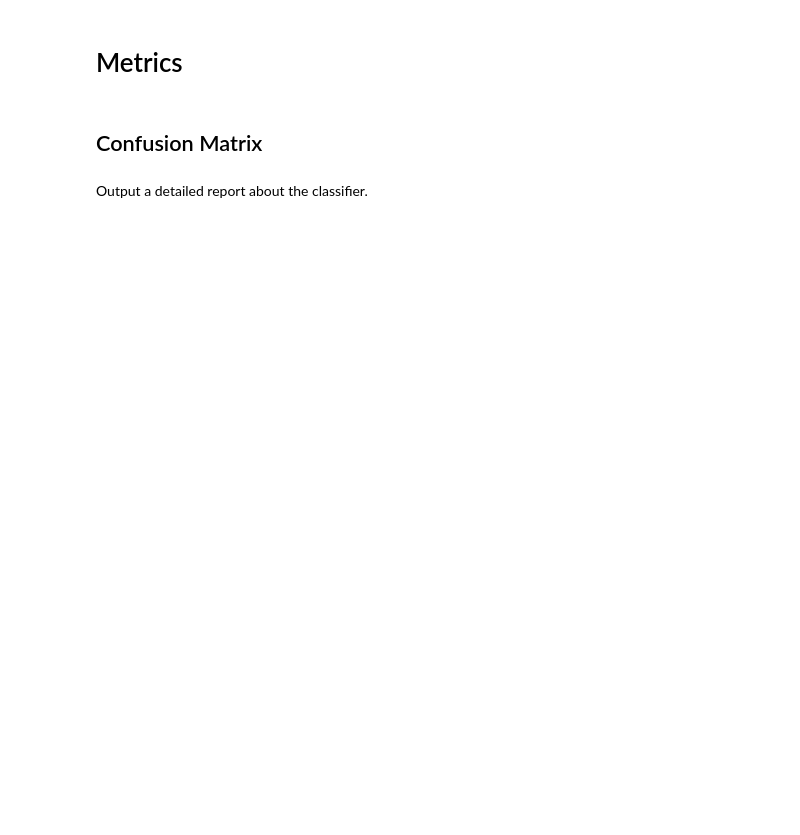
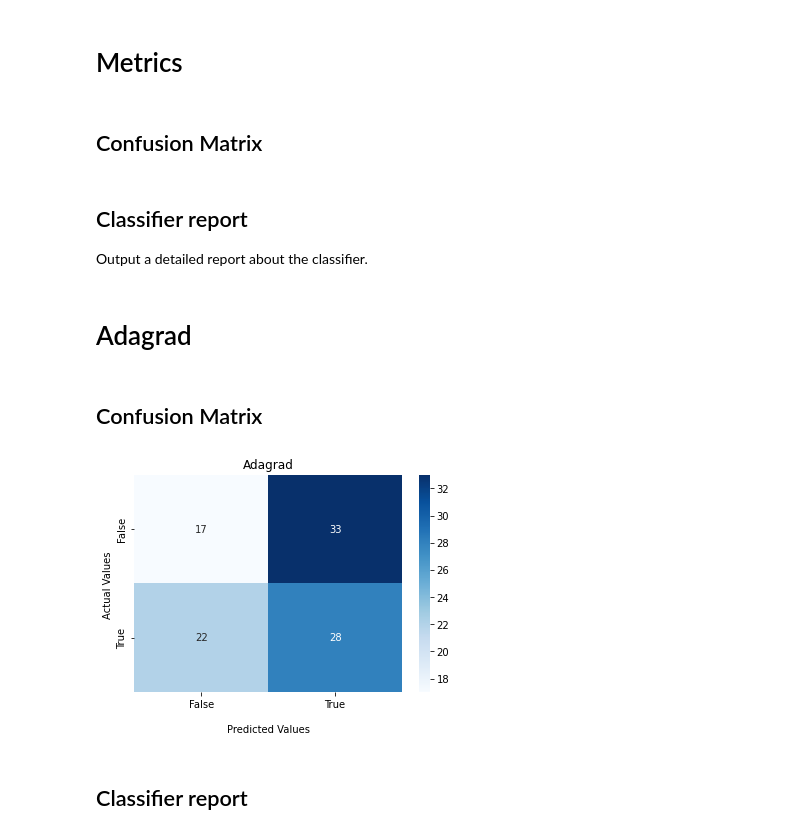
Before and after one commit to hchen98/dtsc615_ImageClassification, a Jupyter notebook: 03__Analysis.ipynb, the cells around one changed output. Drawn from its saved outputs; the diff is of its cells as text; code cells hidden in the pictures; blank space fills up the shorter version.

Commit message:
Add: confusion matrix metric for each optimizers
Update: different sample size when performing dataset split

```diff
--- a/03__Analysis.ipynb
+++ b/03__Analysis.ipynb
@@ -96,6 +188,6 @@ Load the models as a list.<br>
 # %% [markdown]
 ## Load a single model
 # %%
-model_name = "Adagrad"
-loaded_model_adagrad = tf.keras.models.load_model(model_name+".h5")
+model_name = "Adamax"
+loaded_model_adagrad = tf.keras.models.load_model("./saved_models/"+model_name+".h5")
 print("Loaded {} model from disk".format(model_name))
@@ -164,4 +262,5 @@ def plot_confusionM(y_pred, title):
     ## Display the visualization of the Confusion Matrix.
     plt.show()
 # %% [markdown]
+## Classifier report
 Output a detailed report about the classifier.
@@ -168,2 +269,12 @@ Output a detailed report about the classifier.
+# %% [markdown]
+# Adagrad
+# %% [markdown]
+## Confusion Matrix
+# %%
+plot_confusionM(y_pred, model_name)
+# %% [output]
+[figure, added]
+# %% [markdown]
+## Classifier report
 # %%
 print(classification_report(y, y_pred))
```
Also changed, not shown: parts of 37 cells of this notebook, 15 other files.
